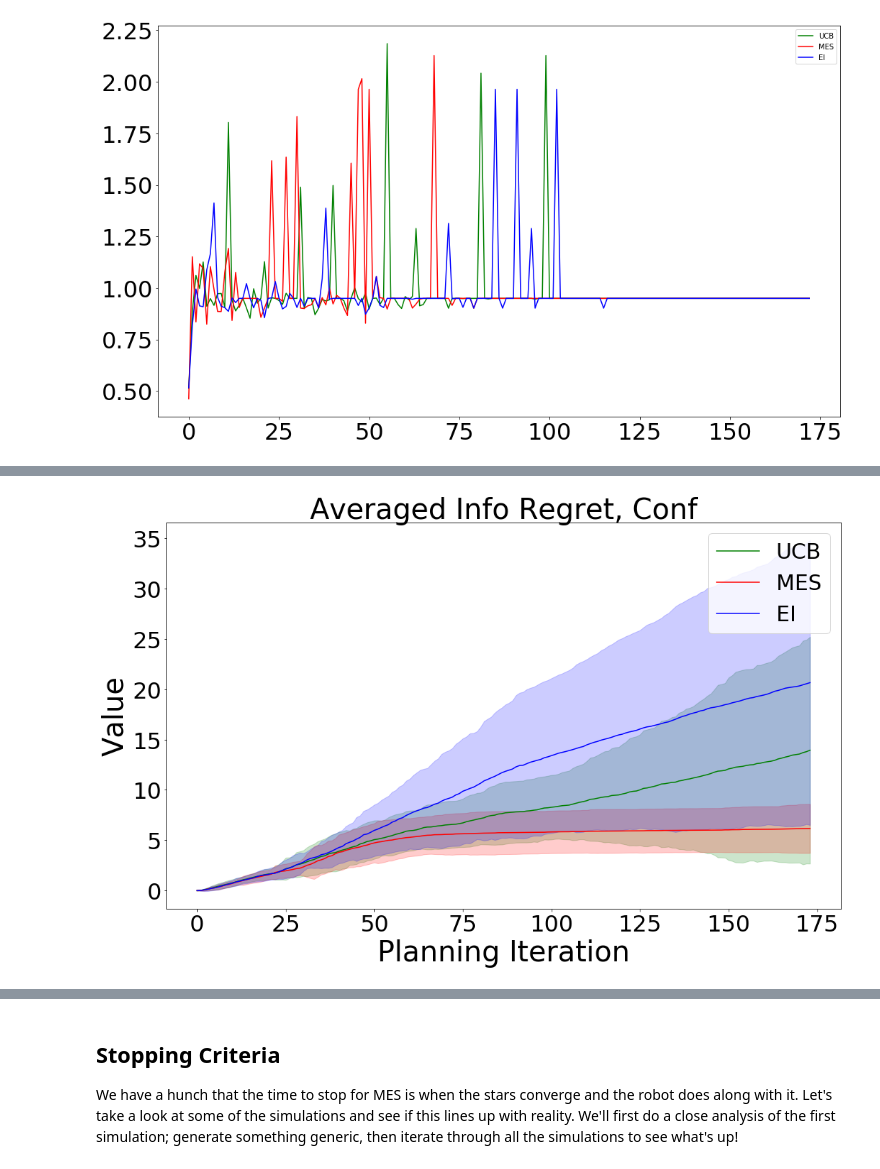
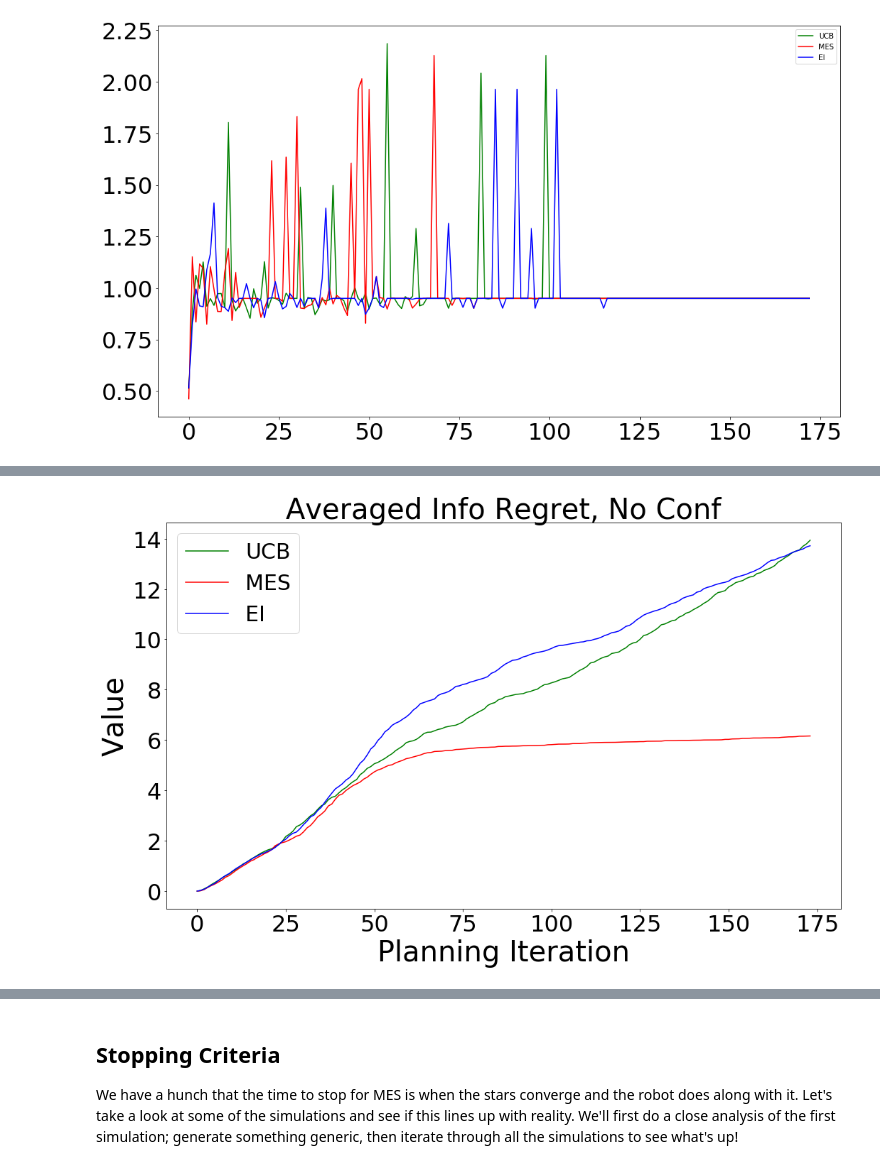
Before and after one commit to expeditionary-robotics/informative-path-planning, a Jupyter notebook: data_processing.ipynb, the cells around one changed output, grey strips where cells are left out. Saved outputs shown, nothing was run; the diff lists cells and outputs as text; code cells hidden in the pictures.

```diff
--- a/data_processing.ipynb
+++ b/data_processing.ipynb
@@ -395,5 +395,5 @@ make_plots('max_loc_error', 'Averaged Maximum Location Error, Conf',40, True, Tr
 # %%
-make_plots('info_regret', 'Averaged Info Regret, Conf', 40, True, True)
+make_plots('info_regret', 'Averaged Info Regret, No Conf', 40, False, True)
 # %% [output]
-[figure, old version]
+[figure, new version]
 # %%
```
Also changed, not shown: parts of 6 cells of this notebook, 1 other file.
